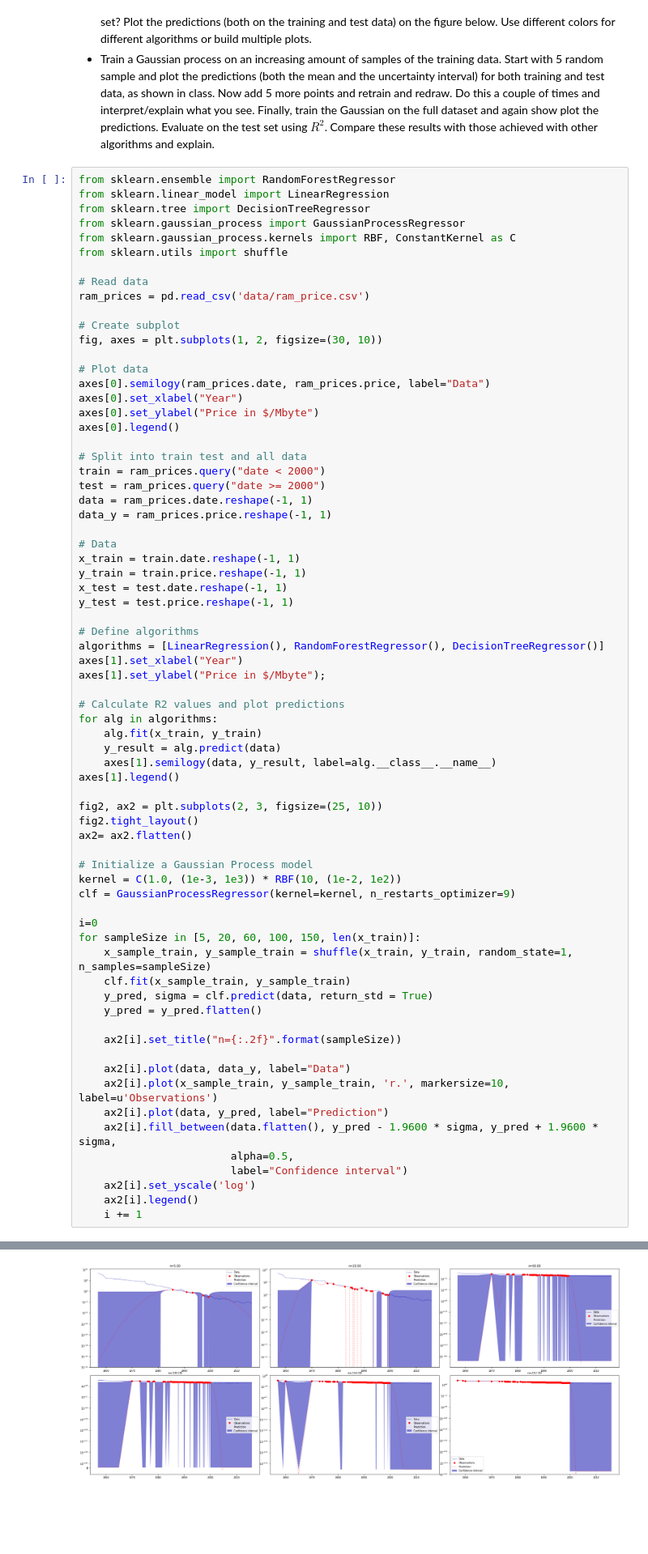
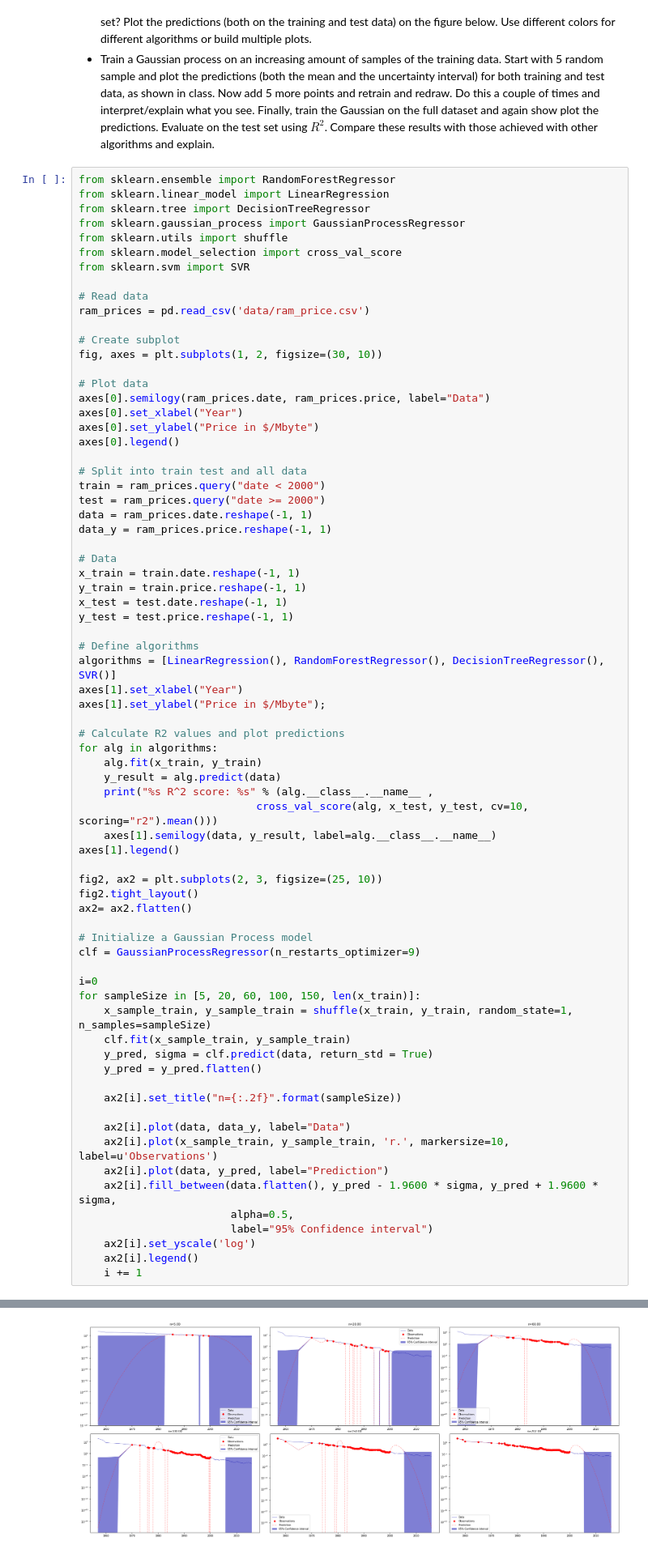
Before and after one commit to Zilarion/2IMW30-Assignment-1, a Jupyter notebook: Assignment 2.ipynb, the cells around one changed output, grey strips where cells are left out. Shown: that part at 81% size. Saved outputs shown, nothing was run; the diff lists cells and outputs as text; blank space fills up the shorter version.

Commit message:
Updated assigment 4 plots

```diff
--- a/Assignment 2.ipynb
+++ b/Assignment 2.ipynb
@@ -157,8 +157,9 @@ from sklearn.ensemble import RandomForestRegressor
 from sklearn.linear_model import LinearRegression
 from sklearn.tree import DecisionTreeRegressor
 from sklearn.gaussian_process import GaussianProcessRegressor
-from sklearn.gaussian_process.kernels import RBF, ConstantKernel as C
 from sklearn.utils import shuffle
+from sklearn.model_selection import cross_val_score
+from sklearn.svm import SVR
 
 # Read data
 ram_prices = pd.read_csv('data/ram_price.csv')
@@ -185,7 +186,7 @@ x_test = test.date.reshape(-1, 1)
 y_test = test.price.reshape(-1, 1)
 
 # Define algorithms
-algorithms = [LinearRegression(), RandomForestRegressor(), DecisionTreeRegressor()]
+algorithms = [LinearRegression(), RandomForestRegressor(), DecisionTreeRegressor(), SVR()]
 axes[1].set_xlabel("Year")
 axes[1].set_ylabel("Price in $/Mbyte");
 
@@ -193,6 +194,8 @@ axes[1].set_ylabel("Price in $/Mbyte");
 for alg in algorithms:
     alg.fit(x_train, y_train)
     y_result = alg.predict(data)
+    print("%s R^2 score: %s" % (alg.__class__.__name__ ,
+                            cross_val_score(alg, x_test, y_test, cv=10, scoring="r2").mean()))
     axes[1].semilogy(data, y_result, label=alg.__class__.__name__)
 axes[1].legend()
 
@@ -201,8 +204,7 @@ fig2.tight_layout()
 ax2= ax2.flatten()
 
 # Initialize a Gaussian Process model
-kernel = C(1.0, (1e-3, 1e3)) * RBF(10, (1e-2, 1e2))
-clf = GaussianProcessRegressor(kernel=kernel, n_restarts_optimizer=9)
+clf = GaussianProcessRegressor(n_restarts_optimizer=9)
 
 i=0
 for sampleSize in [5, 20, 60, 100, 150, len(x_train)]:
@@ -218,7 +220,7 @@ for sampleSize in [5, 20, 60, 100, 150, len(x_train)]:
     ax2[i].plot(data, y_pred, label="Prediction")
     ax2[i].fill_between(data.flatten(), y_pred - 1.9600 * sigma, y_pred + 1.9600 * sigma,
                         alpha=0.5,
-                        label="Confidence interval")
+                        label="95% Confidence interval")
     ax2[i].set_yscale('log')
     ax2[i].legend()
     i += 1
@@ -226,2 +232,2 @@ for sampleSize in [5, 20, 60, 100, 150, len(x_train)]:
 [figure]
-[figure, old version]
+[figure, new version]
```
Also changed, not shown: parts of 2 cells of this notebook.
